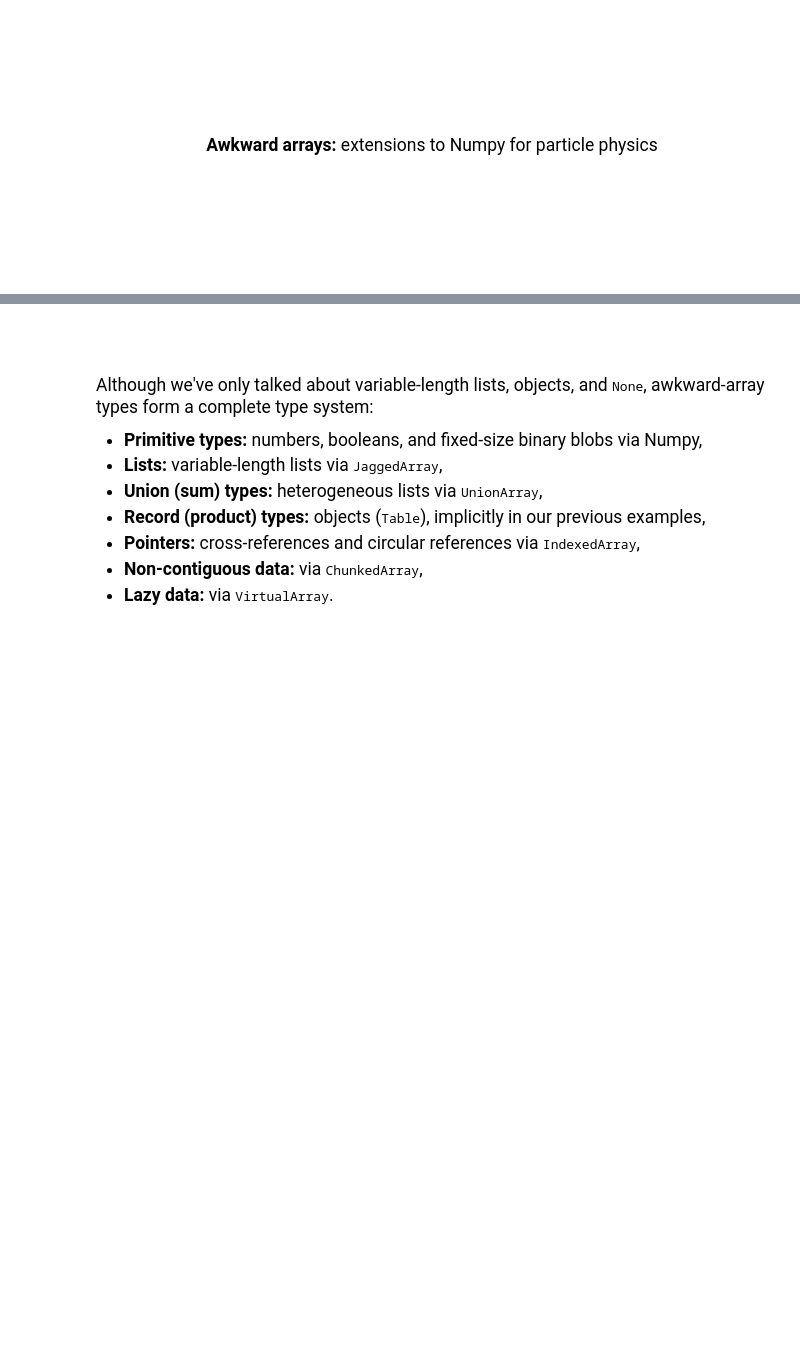
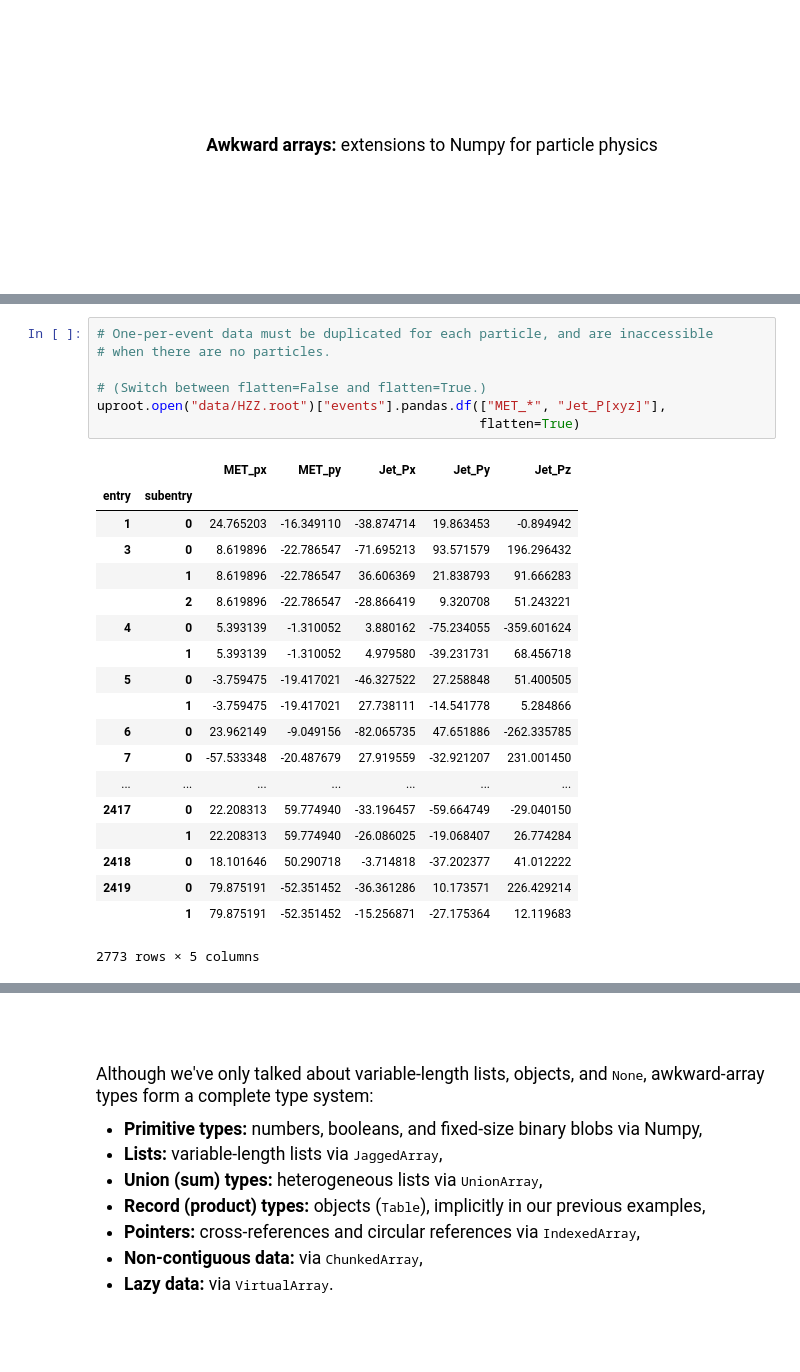
Before and after one commit to jpivarski-talks/2019-07-29-dpf-python, a Jupyter notebook: 03-columnar-data-analysis.ipynb, the cells around one changed output, grey strips where cells are left out. Saved outputs shown, nothing was run; the diff lists cells and outputs as text; blank space fills up the shorter version.

```diff
--- a/03-columnar-data-analysis.ipynb
+++ b/03-columnar-data-analysis.ipynb
@@ -565,3 +961,30 @@ uproot.open("data/HZZ.root")["events"].pandas.df(["MET_*", "Jet_P[xyz]"],
+# %%
+# One-per-event data must be duplicated for each particle, and are inaccessible
+# when there are no particles.
+
+# (Switch between flatten=False and flatten=True.)
+uproot.open("data/HZZ.root")["events"].pandas.df(["MET_*", "Jet_P[xyz]"],
+                                                 flatten=True)
+# %% [output]
+|  |  | MET_px | MET_py | Jet_Px | Jet_Py | Jet_Pz |
+| entry | subentry |  |  |  |  |  |
+| 1 | 0 | 24.765203 | -16.349110 | -38.874714 | 19.863453 | -0.894942 |
+| 3 | 0 | 8.619896 | -22.786547 | -71.695213 | 93.571579 | 196.296432 |
+|  | 1 | 8.619896 | -22.786547 | 36.606369 | 21.838793 | 91.666283 |
+|  | 2 | 8.619896 | -22.786547 | -28.866419 | 9.320708 | 51.243221 |
+| 4 | 0 | 5.393139 | -1.310052 | 3.880162 | -75.234055 | -359.601624 |
+|  | 1 | 5.393139 | -1.310052 | 4.979580 | -39.231731 | 68.456718 |
+| 5 | 0 | -3.759475 | -19.417021 | -46.327522 | 27.258848 | 51.400505 |
+|  | 1 | -3.759475 | -19.417021 | 27.738111 | -14.541778 | 5.284866 |
+| 6 | 0 | 23.962149 | -9.049156 | -82.065735 | 47.651886 | -262.335785 |
+| 7 | 0 | -57.533348 | -20.487679 | 27.919559 | -32.921207 | 231.001450 |
+| ... | ... | ... | ... | ... | ... | ... |
+| 2417 | 0 | 22.208313 | 59.774940 | -33.196457 | -59.664749 | -29.040150 |
+|  | 1 | 22.208313 | 59.774940 | -26.086025 | -19.068407 | 26.774284 |
+| 2418 | 0 | 18.101646 | 50.290718 | -3.714818 | -37.202377 | 41.012222 |
+| 2419 | 0 | 79.875191 | -52.351452 | -36.361286 | 10.173571 | 226.429214 |
+|  | 1 | 79.875191 | -52.351452 | -15.256871 | -27.175364 | 12.119683 |
+2773 rows × 5 columns
 # %%
 # And there isn't a way to deal with different jaggedness in the same table.
 
```
Also changed, not shown: parts of 70 cells of this notebook, 4 other files.
